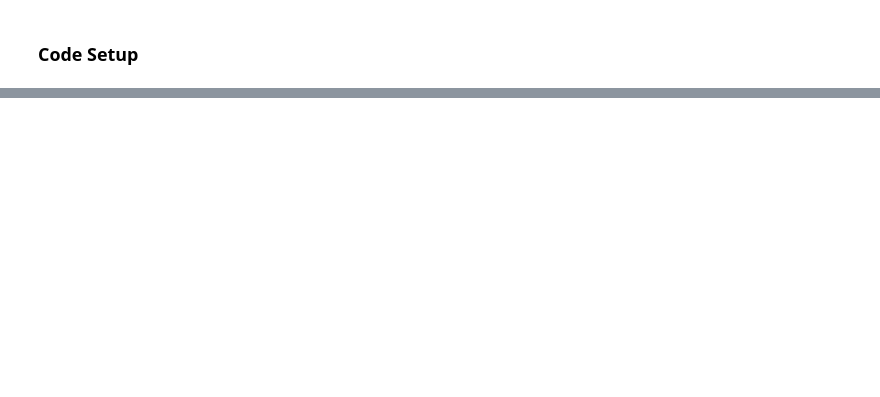
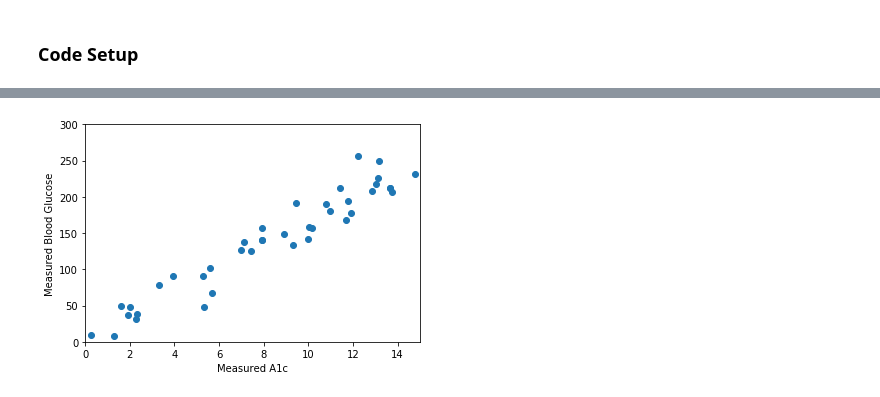
Before and after one commit to virati/Med_ML, a Jupyter notebook: core/ML_Med_LinRegr.ipynb, the cells around one changed output, grey strips where cells are left out. Saved outputs shown, nothing was run; the diff lists cells and outputs as text; code cells hidden in the pictures; blank space fills up the shorter version.

```diff
--- a/core/ML_Med_LinRegr.ipynb
+++ b/core/ML_Med_LinRegr.ipynb
@@ -78,0 +119,9 @@ As we start talking about regularization, we start entering the world of *machin
+# %%
+# The data we (simulated) collected from patients
+num_pts = 40
+exp_2_a1c = np.random.uniform(0,15,size=(num_pts,1))
+exp_2_bgluc = truth(exp_2_a1c) + np.random.normal(0,20,size=(num_pts,1))
+
+plot_data(exp_2_a1c,exp_2_bgluc)
+# %% [output]
+[figure, added]
```
Also changed, not shown: parts of 34 cells of this notebook, 2 other files.
